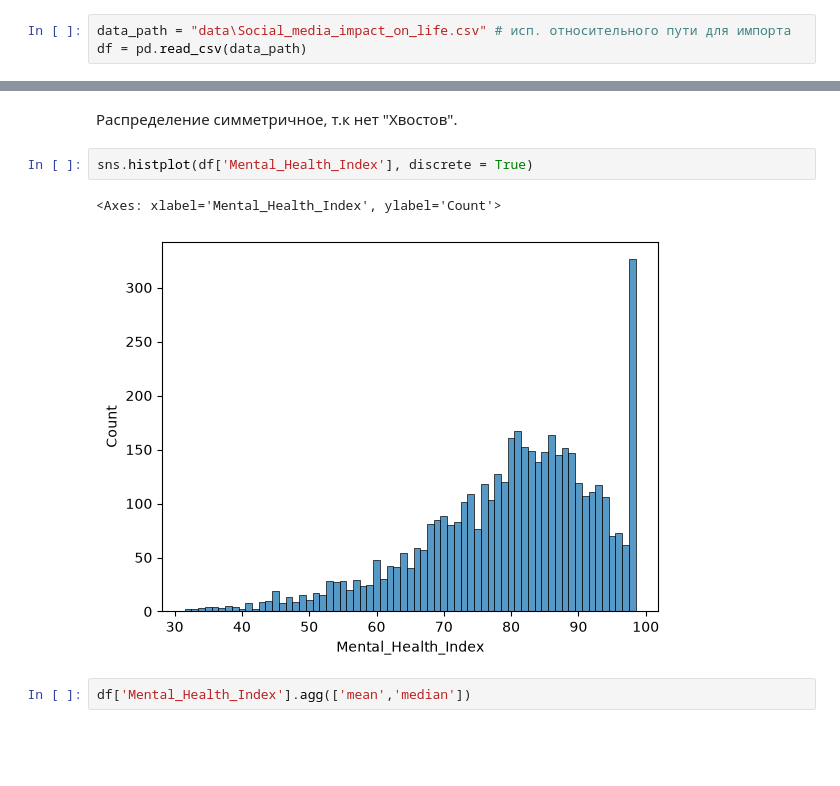
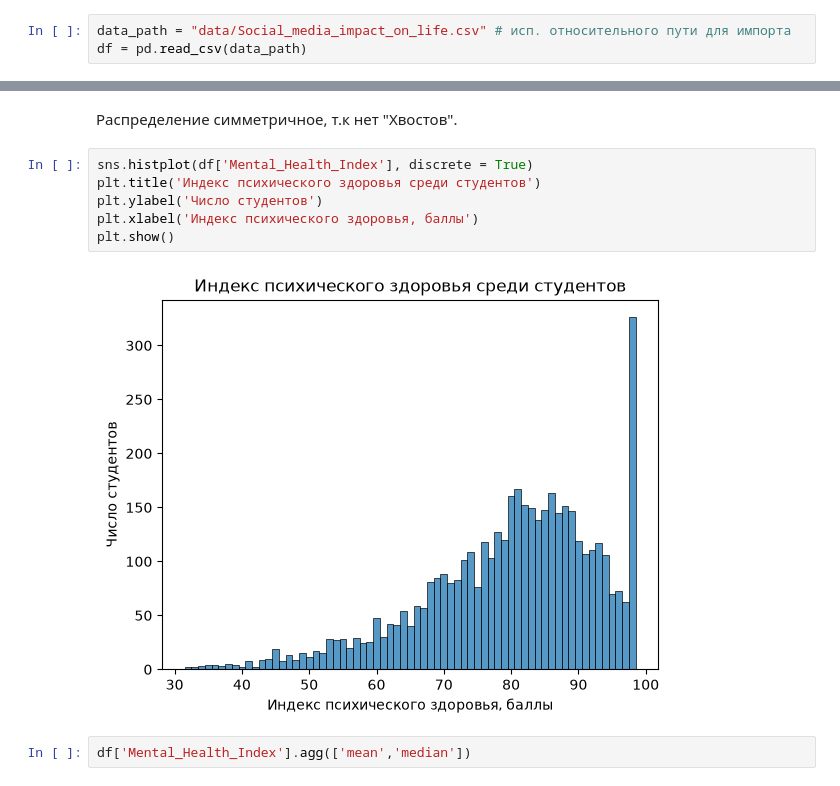
Before and after one commit to novikovmat/social-media-analysis, a Jupyter notebook: SocialMediaAnalysis.ipynb, the cells around one changed output, grey strips where cells are left out. Drawn from its saved outputs; the diff is of its cells as text; blank space fills up the shorter version.

```diff
--- a/SocialMediaAnalysis.ipynb
+++ b/SocialMediaAnalysis.ipynb
@@ -4,7 +6,7 @@ import matplotlib.pyplot as plt
 import seaborn as sns
 #импорт необходимых библиотек
 # %%
-data_path = "data\Social_media_impact_on_life.csv" # исп. относительного пути для импорта
+data_path = "data/Social_media_impact_on_life.csv" # исп. относительного пути для импорта
 df = pd.read_csv(data_path)
 # %%
 df.head() # можно использовать df.tail()
@@ -114,9 +141,12 @@ Name: Sleep_Duration_Hours, dtype: float64
 Распределение симметричное, т.к нет "Хвостов".
 # %%
 sns.histplot(df['Mental_Health_Index'], discrete = True)
+plt.title('Индекс психического здоровья среди студентов')
+plt.ylabel('Число студентов')
+plt.xlabel('Индекс психического здоровья, баллы')
+plt.show()
 # %% [output]
-<Axes: xlabel='Mental_Health_Index', ylabel='Count'>
-[figure, old version]
+[figure, new version]
 # %%
 df['Mental_Health_Index'].agg(['mean','median'])
 # %% [output]
```
Also changed, not shown: parts of 13 cells of this notebook.
